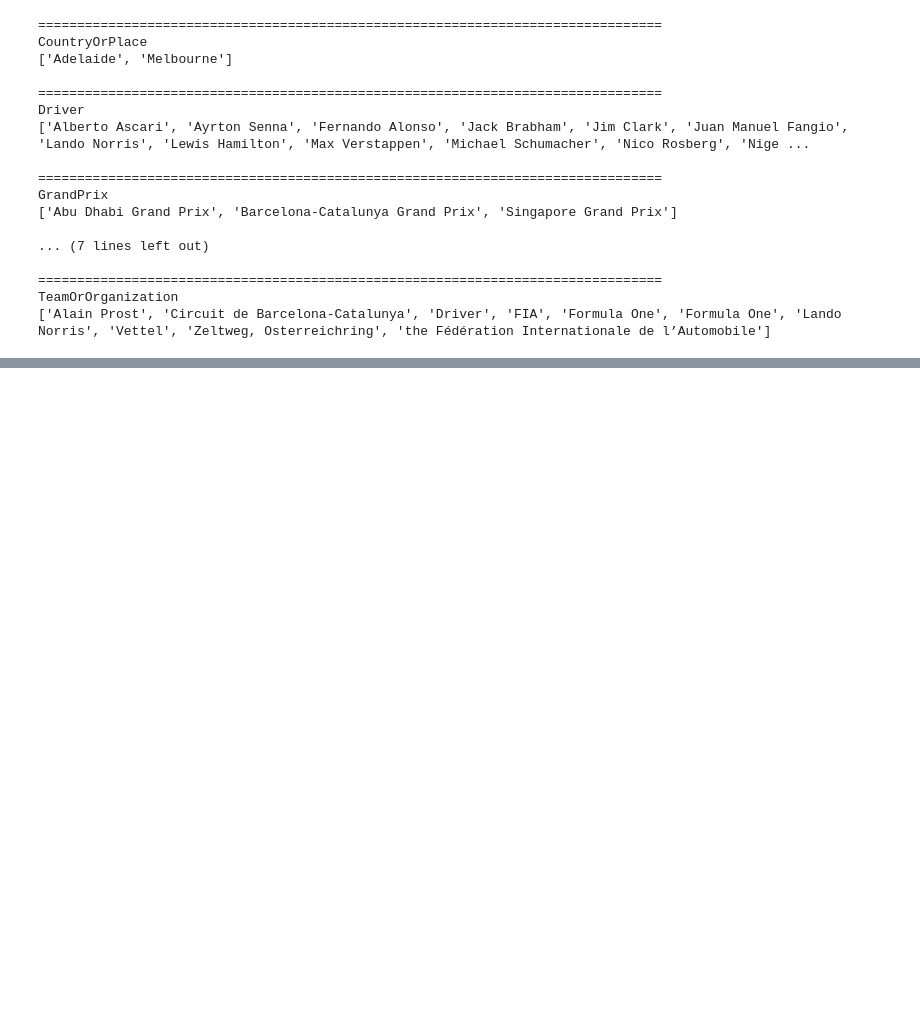
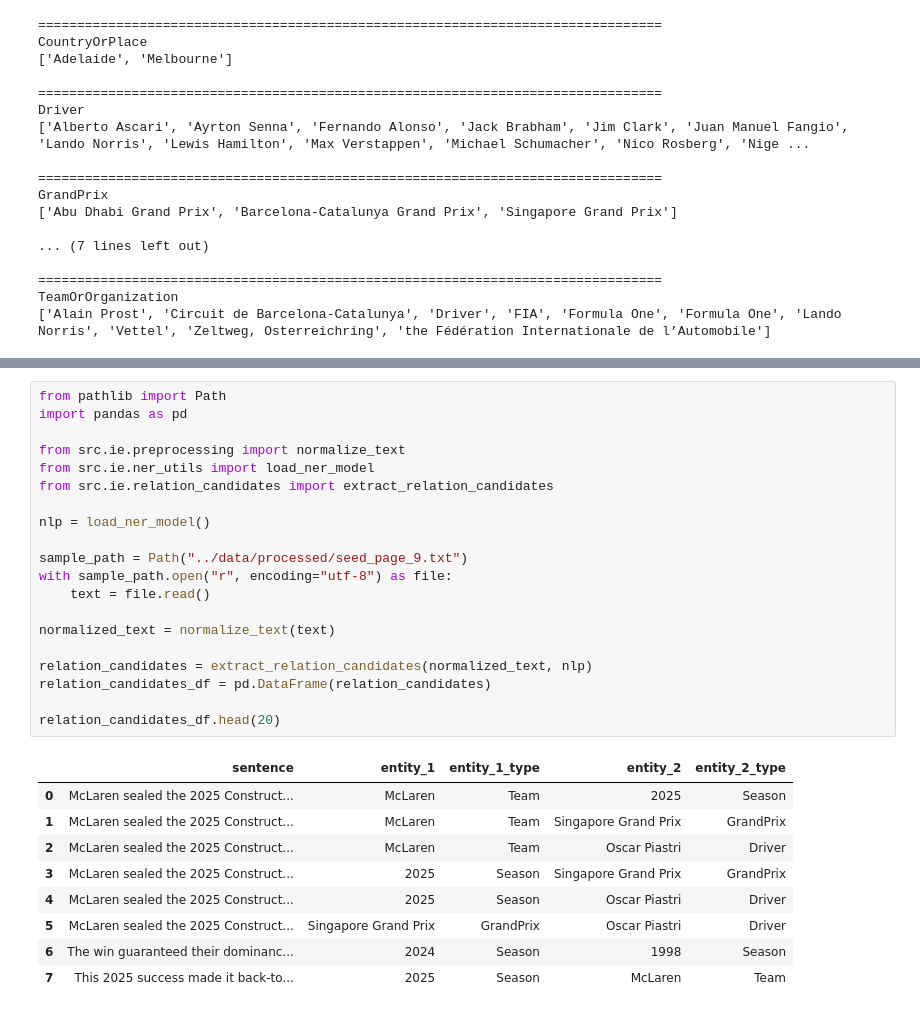
Before and after one commit to Paul-An/f1_semantic_web_project, a Jupyter notebook: notebooks/ie_test.ipynb, the cells around one changed output, grey strips where cells are left out. Saved outputs shown, nothing was run; the diff lists cells and outputs as text; blank space fills up the shorter version.

```diff
--- a/notebooks/ie_test.ipynb
+++ b/notebooks/ie_test.ipynb
@@ -523,0 +652,30 @@ TeamOrOrganization
+# %%
+from pathlib import Path
+import pandas as pd
+
+from src.ie.preprocessing import normalize_text
+from src.ie.ner_utils import load_ner_model
+from src.ie.relation_candidates import extract_relation_candidates
+
+nlp = load_ner_model()
+
+sample_path = Path("../data/processed/seed_page_9.txt")
+with sample_path.open("r", encoding="utf-8") as file:
+    text = file.read()
+
+normalized_text = normalize_text(text)
+
+relation_candidates = extract_relation_candidates(normalized_text, nlp)
+relation_candidates_df = pd.DataFrame(relation_candidates)
+
+relation_candidates_df.head(20)
+# %% [output]
+|  | sentence | entity_1 | entity_1_type | entity_2 | entity_2_type |
+| 0 | McLaren sealed the 2025 Construct... | McLaren | Team | 2025 | Season |
+| 1 | McLaren sealed the 2025 Construct... | McLaren | Team | Singapore Grand Prix | GrandPrix |
+| 2 | McLaren sealed the 2025 Construct... | McLaren | Team | Oscar Piastri | Driver |
+| 3 | McLaren sealed the 2025 Construct... | 2025 | Season | Singapore Grand Prix | GrandPrix |
+| 4 | McLaren sealed the 2025 Construct... | 2025 | Season | Oscar Piastri | Driver |
+| 5 | McLaren sealed the 2025 Construct... | Singapore Grand Prix | GrandPrix | Oscar Piastri | Driver |
+| 6 | The win guaranteed their dominanc... | 2024 | Season | 1998 | Season |
+| 7 | This 2025 success made it back-to... | 2025 | Season | McLaren | Team |
```
Also changed, not shown: parts of 22 cells of this notebook, 6 other files.
